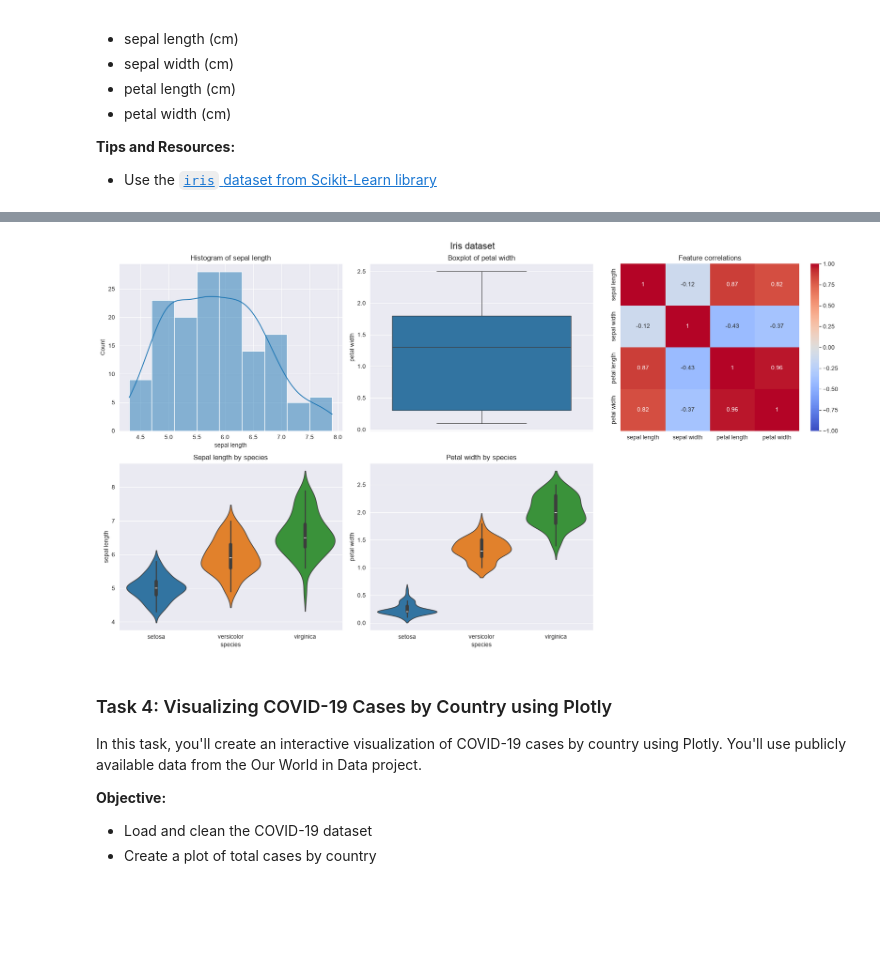
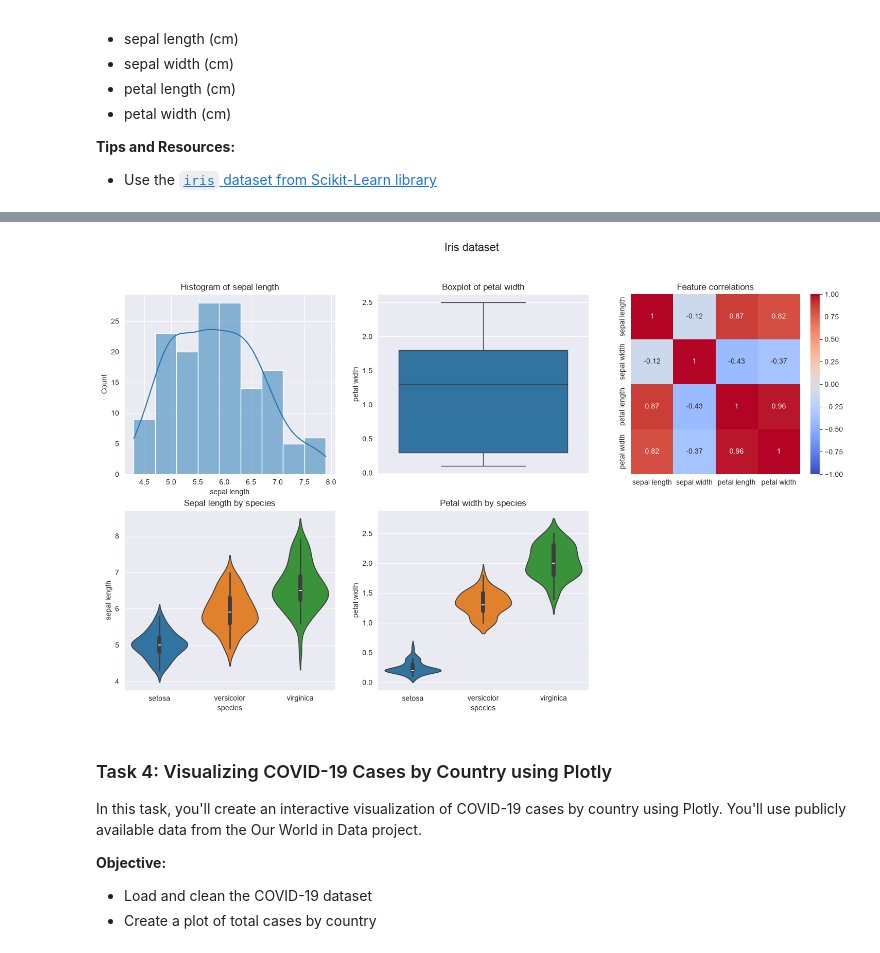
Before and after one commit to botascan/aaip, a Jupyter notebook: 04-MatplotlibSeaborn.ipynb, the cells around one changed output, grey strips where cells are left out. Drawn from its saved outputs; the diff is of its cells as text; code cells hidden in the pictures; blank space fills up the shorter version.

```diff
--- a/04-MatplotlibSeaborn.ipynb
+++ b/04-MatplotlibSeaborn.ipynb
@@ -532,3 +532,13 @@ virginica) with 50 instances each. The dataset consists of four features:
 **Tips and Resources:**
 
 * Use the [`iris` dataset from Scikit-Learn library](https://scikit-learn.org/1.5/modules/generated/sklearn.datasets.load_iris.html)
+# %%
+import matplotlib.pyplot as plt
+import seaborn as sns
+from sklearn.datasets import load_iris
+
+# Load data as a DataFrame
+iris = load_iris(as_frame=True)
+iris_df = iris.frame
+iris_df = iris_df.rename(columns=lambda c: c.replace(" (cm)", ""))
+iris_df
@@ -535,50 +559,43 @@ virginica) with 50 instances each. The dataset consists of four features:
 # %%
 # YOUR CODE HERE
-import matplotlib.pyplot as plt
-import seaborn as sns
-from sklearn.datasets import load_iris
 
-# Load data as a DataFrame
-iris = load_iris(as_frame=True)
-iris_df = iris.frame.rename(columns=lambda c: c.replace(" (cm)", ""))
 iris_df["species"] = iris.target_names[iris.target]
 
 features = ["sepal length", "sepal width", "petal length", "petal width"]
 
-# ONE figure, 2x3 grid of subplots
+# all plots as one figure, 2x3 plot-matrix
 fig, axes = plt.subplots(2, 3, figsize=(18, 10))
 
 # 1. Histogram of sepal length
 sns.histplot(data=iris_df, x="sepal length", kde=True, ax=axes[0, 0])
 axes[0, 0].set_title("Histogram of sepal length")
 
 # 2. Boxplot of petal width
 sns.boxplot(data=iris_df, y="petal width", ax=axes[0, 1])
 axes[0, 1].set_title("Boxplot of petal width")
 
 # 3. Heatmap of the correlations between the four features
 sns.heatmap(iris_df[features].corr(), annot=True, cmap="coolwarm",
             vmin=-1, vmax=1, ax=axes[0, 2])
 axes[0, 2].set_title("Feature correlations")
 
 # 4. Violin plot: sepal length by species
 sns.violinplot(data=iris_df, x="species", y="sepal length",
                hue="species", ax=axes[1, 0])
 axes[1, 0].set_title("Sepal length by species")
 
 # 5. Violin plot: petal width by species
 sns.violinplot(data=iris_df, x="species", y="petal width",
                hue="species", ax=axes[1, 1])
 axes[1, 1].set_title("Petal width by species")
 
 # Unused cell
 axes[1, 2].axis("off")
 
 fig.suptitle("Iris dataset", fontsize=16)
-plt.tight_layout()
 plt.show()
 # %% [output]
-[figure, old version]
+[figure, new version]
 # %% [markdown]
 ### Task 4: Visualizing COVID-19 Cases by Country using Plotly
 
```
Also changed, not shown: parts of 16 cells of this notebook.
